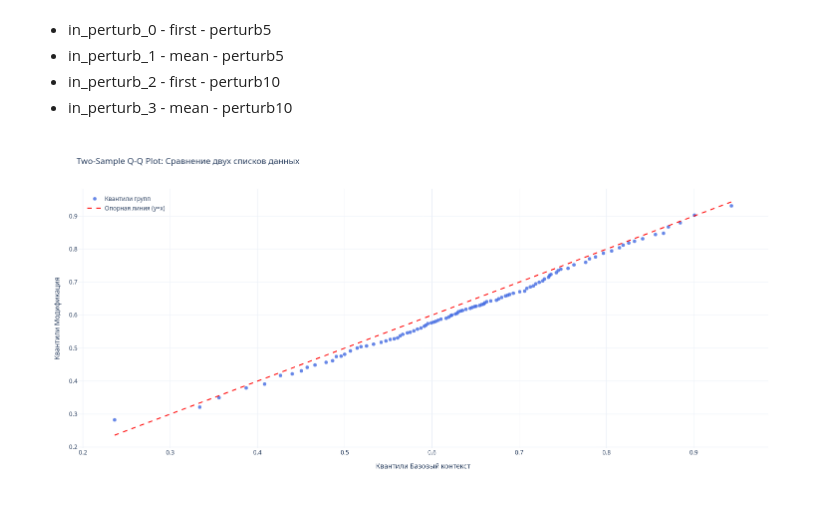
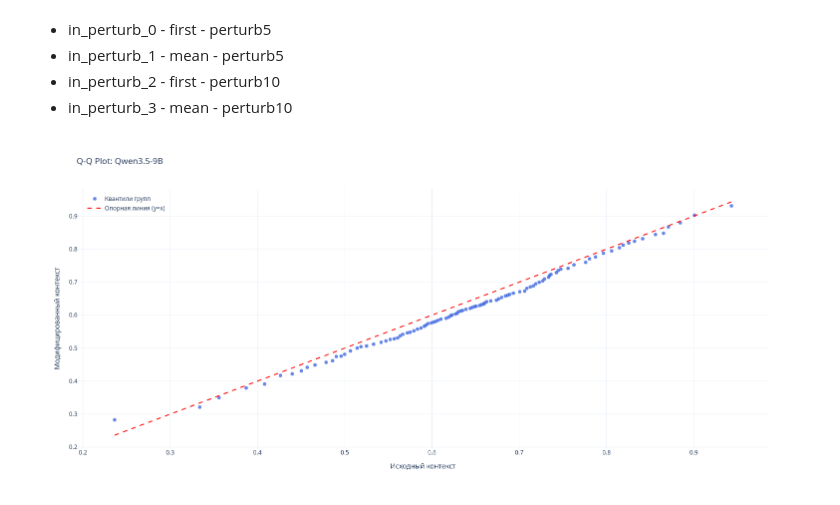
Before and after one commit to lenow55/perturbations-via-logprobs, a Jupyter notebook: research/100Compare_qwen3_5-9b.ipynb, the cells around one changed output. Cells and saved outputs as stored; diff of their text form; code cells hidden in the pictures.

```diff
--- a/research/100Compare_qwen3_5-9b.ipynb
+++ b/research/100Compare_qwen3_5-9b.ipynb
@@ -81,6 +81,11 @@ list2_3 = perturb_3["similarity"].tolist()
 # %%
 fig = qq_func(list1, list2_2)
 # Показываем график
+fig.update_layout(
+    title='Q-Q Plot: Qwen3.5-9B',
+    xaxis_title='Исходный контекст',
+    yaxis_title='Модифицированный контекст',
+)
 fig.show()
 # %% [output]
-[figure, old version]
+[figure, new version]
```
Also changed, not shown: parts of 5 cells of this notebook, 1 other file.
